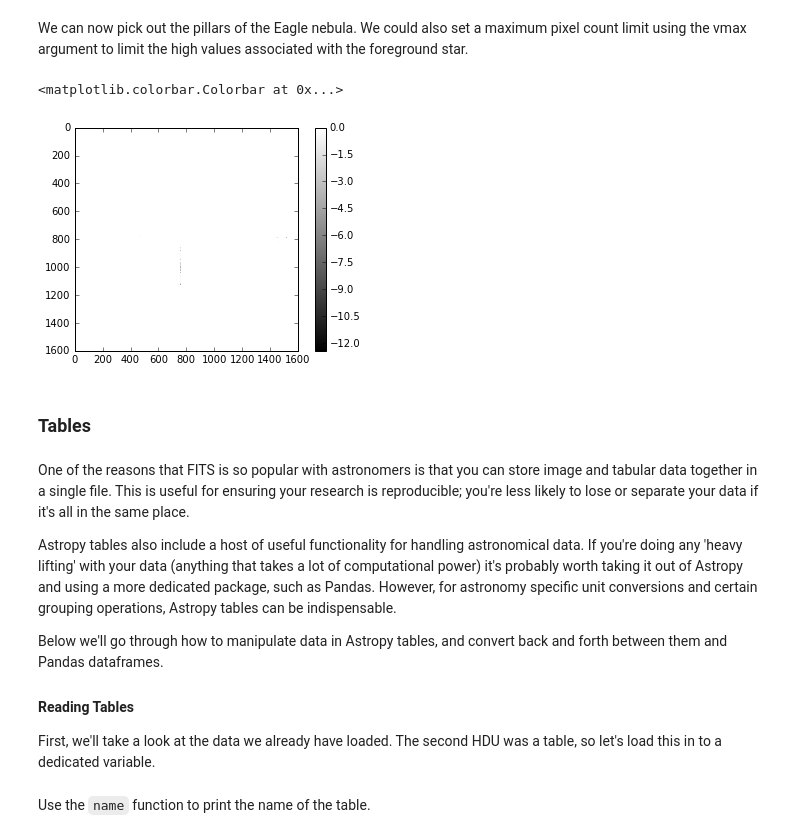
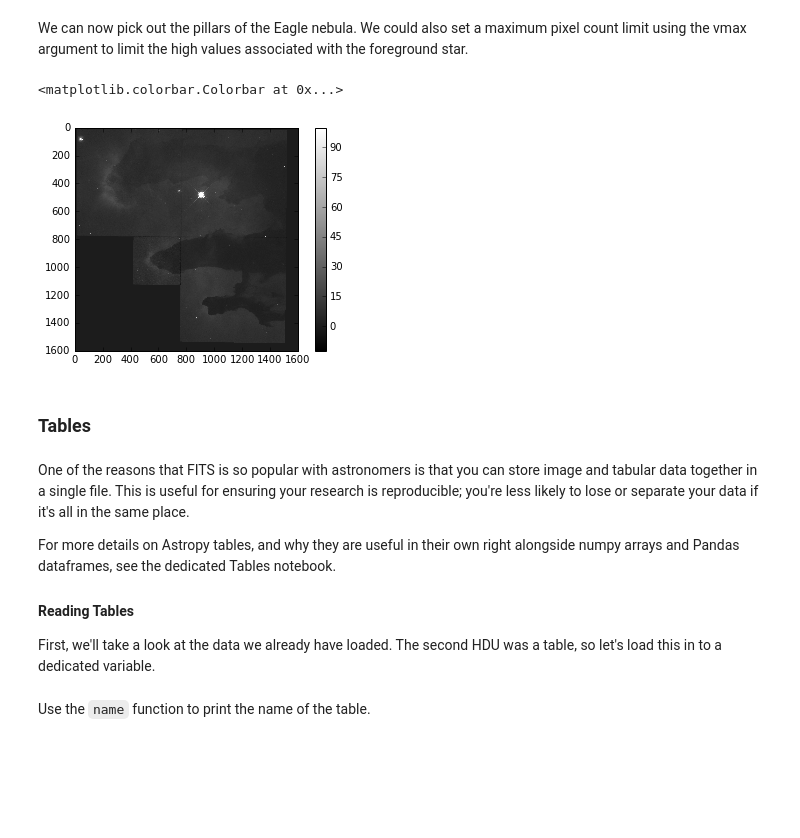
Before and after one commit to christopherlovell/astro-python, a Jupyter notebook: Notebooks/Handling FITS files.ipynb, the cells around one changed output. Drawn from its saved outputs; the diff is of its cells as text; code cells hidden in the pictures; blank space fills up the shorter version.

```diff
--- a/Notebooks/Handling FITS files.ipynb
+++ b/Notebooks/Handling FITS files.ipynb
@@ -19,7 +19,7 @@ from astropy.io import fits
 # %% [markdown]
 Now we are ready to load some data. In the `data` folder inside the course directory there are some example FITS files. To load one of these in to Python we use the `open` function, and pass the location of the file we want as the first argument.
 # %%
-eagle_OIII = fits.open('data/502nmos.fits')
+eagle_OIII = fits.open('../data/502nmos.fits')
 # %% [markdown]
 If we call this variable on its own we can see that it's made up of two HDU (Header Data Unit) objects. A HDU is a high level FITS file component, typically containing data and an associated header.
 # %%
@@ -165,19 +165,17 @@ plt.colorbar()
 # %% [markdown]
 We can now pick out the pillars of the Eagle nebula. We could also set a maximum pixel count limit using the vmax argument to limit the high values associated with the foreground star.
 # %%
-plt.imshow(data, cmap='gray', vmax=1e-17)
+plt.imshow(data, cmap='gray', vmax=100)
 plt.colorbar()
 # %% [output]
 <matplotlib.colorbar.Colorbar at 0x...>
-[figure, old version]
+[figure, new version]
 # %% [markdown]
 ### Tables
 # %% [markdown]
 One of the reasons that FITS is so popular with astronomers is that you can store image and tabular data together in a single file. This is useful for ensuring your research is reproducible; you're less likely to lose or separate your data if it's all in the same place.
 
-Astropy tables also include a host of useful functionality for handling astronomical data. If you're doing any 'heavy lifting' with your data (anything that takes a lot of computational power) it's probably worth taking it out of Astropy and using a more dedicated package, such as Pandas. However, for astronomy specific unit conversions and certain grouping operations, Astropy tables can be indispensable.
-
-Below we'll go through how to manipulate data in Astropy tables, and convert back and forth between them and Pandas dataframes.
+For more details on Astropy tables, and why they are useful in their own right alongside numpy arrays and Pandas dataframes, see the dedicated Tables notebook.
 
 #### Reading Tables
 
```
Also changed, not shown: parts of 4 cells of this notebook, 4 other files.
